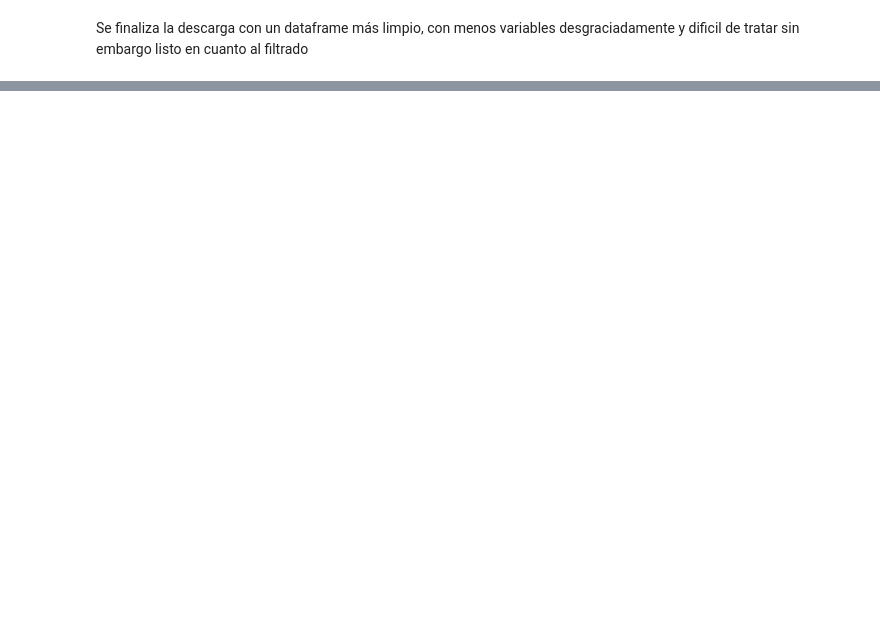
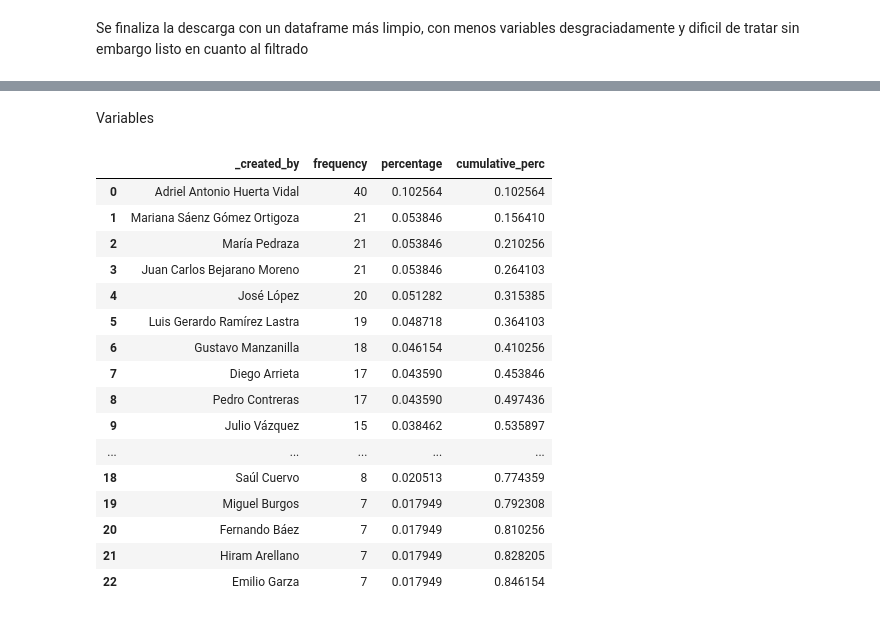
Before and after one commit to TACH00/Evidencia, a Jupyter notebook: LastMile_Evidencia2.ipynb, the cells around one changed output, grey strips where cells are left out. Drawn from its saved outputs; the diff is of its cells as text; code cells hidden in the pictures; blank space fills up the shorter version.

```diff
--- a/LastMile_Evidencia2.ipynb
+++ b/LastMile_Evidencia2.ipynb
@@ -114,6 +104,6 @@ cuant
 # %%
 #Eliminar columnas innecesarias para crear el subdf de las cualitativas
-cualit=data2.drop(["_latitude", "_latitude","number_of_operators","number_of_available_trolleys"], axis=1) #axis1=columnas y axis0=filas
+cualit=data2.drop(["_latitude", "_longitude","number_of_operators","number_of_available_trolleys"], axis=1) #axis1=columnas y axis0=filas
 cualit
 # %%
 #Corroboramos valores nulos
@@ -210,6 +200,6 @@ dtype: int64
 Ya que al hacer la operación nos da un numéro demasiado elevado, casi el total de entradas, no se hará el procedimiento de outliers
 # %%
 # Unimos la columna 'indice_tiempo' con el dataframe
-lonnylat=data2.iloc[ : , [5,6]]
+lonnylat=data2.iloc[ : , [4,5]]
 cuant2 = pd.concat([lonnylat, cuant], axis=1)
 cuant2
@@ -268,0 +274,2 @@ Se finaliza la descarga con un dataframe más limpio, con menos variables desgra
+# %% [markdown]
+Variables
@@ -268,0 +280,22 @@ Se finaliza la descarga con un dataframe más limpio, con menos variables desgra
+# %%
+#Obtengo un filtro de los valores mas relevantes de las variables categoricas seleccionadas
+Filtro= table1[table1['frequency']>6]
+Filtro
+# %% [output]
+|  | _created_by | frequency | percentage | cumulative_perc |
+| 0 | Adriel Antonio Huerta Vidal | 40 | 0.102564 | 0.102564 |
+| 1 | Mariana Sáenz Gómez Ortigoza | 21 | 0.053846 | 0.156410 |
+| 2 | María Pedraza | 21 | 0.053846 | 0.210256 |
+| 3 | Juan Carlos Bejarano Moreno | 21 | 0.053846 | 0.264103 |
+| 4 | José López | 20 | 0.051282 | 0.315385 |
+| 5 | Luis Gerardo Ramírez Lastra | 19 | 0.048718 | 0.364103 |
+| 6 | Gustavo Manzanilla | 18 | 0.046154 | 0.410256 |
+| 7 | Diego Arrieta | 17 | 0.043590 | 0.453846 |
+| 8 | Pedro Contreras | 17 | 0.043590 | 0.497436 |
+| 9 | Julio Vázquez | 15 | 0.038462 | 0.535897 |
+| ... | ... | ... | ... | ... |
+| 18 | Saúl Cuervo | 8 | 0.020513 | 0.774359 |
+| 19 | Miguel Burgos | 7 | 0.017949 | 0.792308 |
+| 20 | Fernando Báez | 7 | 0.017949 | 0.810256 |
+| 21 | Hiram Arellano | 7 | 0.017949 | 0.828205 |
+| 22 | Emilio Garza | 7 | 0.017949 | 0.846154 |
```
Also changed, not shown: parts of 16 cells of this notebook.
